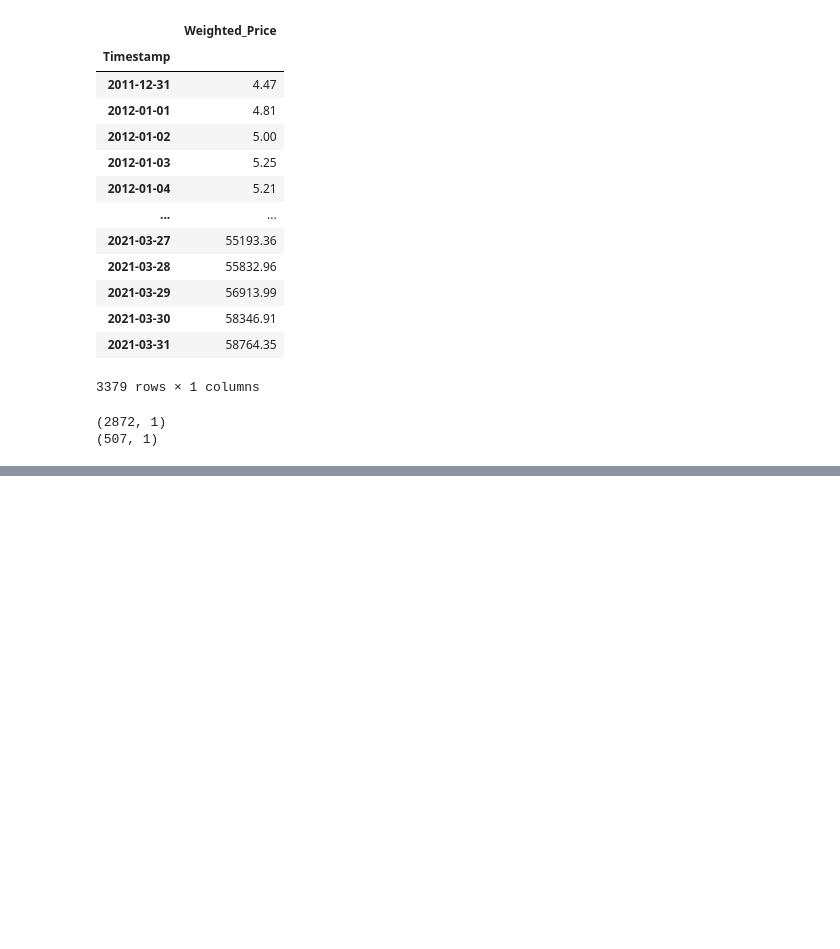
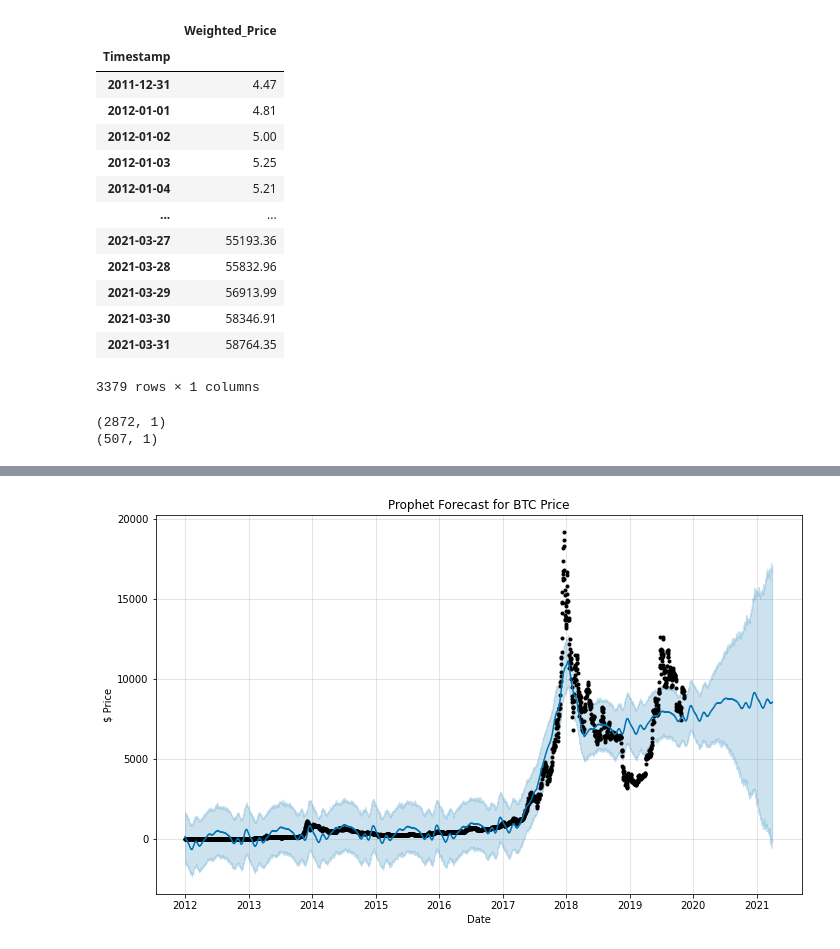
Before and after one commit to AshutoshBhawsar/Cryptocurrency-data-analysis-and-investing-strategies, a Jupyter notebook: code/phase2.ipynb, the cells around one changed output, grey strips where cells are left out. Cells and saved outputs as stored; diff of their text form; code cells hidden in the pictures; blank space fills up the shorter version.

```diff
--- a/code/phase2.ipynb
+++ b/code/phase2.ipynb
@@ -204,0 +297,8 @@ print(df_test.shape)
+# %%
+model.plot(forecasting)
+plt.title('Prophet Forecast for BTC Price')
+plt.ylabel('$ Price')
+plt.xlabel('Date')
+plt.show()
+# %% [output]
+[figure, added]
```
Also changed, not shown: parts of 9 cells of this notebook.
